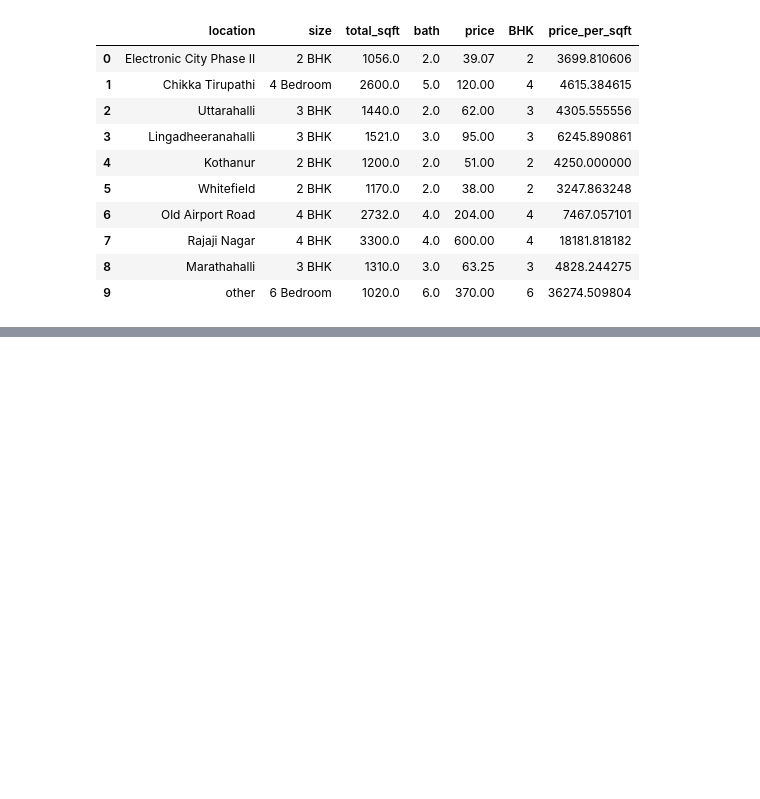
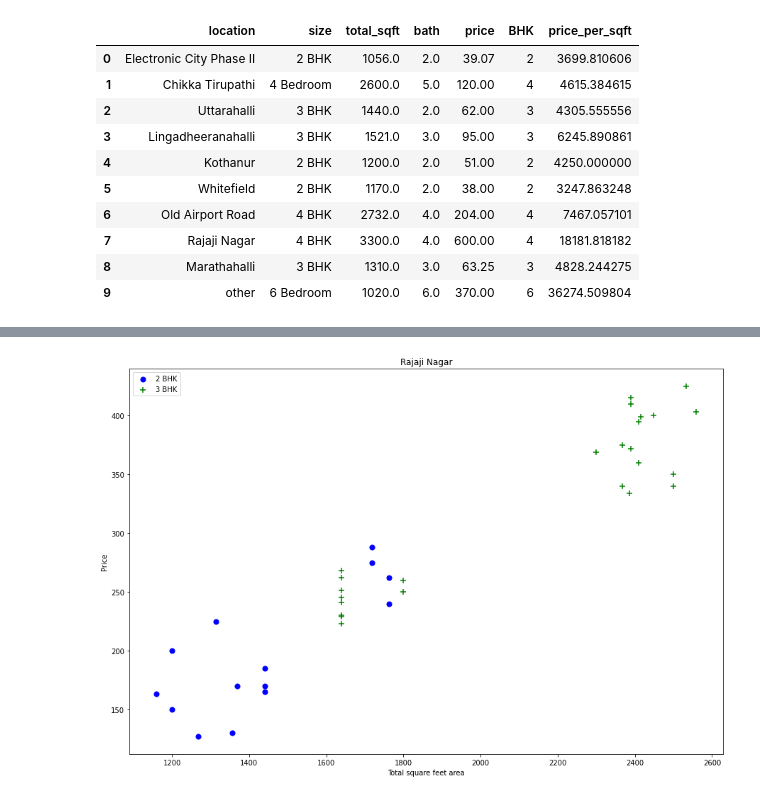
Before and after one commit to mayankbohra/Read-Estate-Price-Prediction, a Jupyter notebook: code.ipynb, the cells around one changed output, grey strips where cells are left out. Drawn from its saved outputs; the diff is of its cells as text; code cells hidden in the pictures; blank space fills up the shorter version.

```diff
--- a/code.ipynb
+++ b/code.ipynb
@@ -216,0 +307,4 @@ df4.head(10)
+# %%
+plot_scatter_chart(df7, 'Rajaji Nagar')
+# %% [output]
+[figure, added]
```
Also changed, not shown: parts of 15 cells of this notebook.
